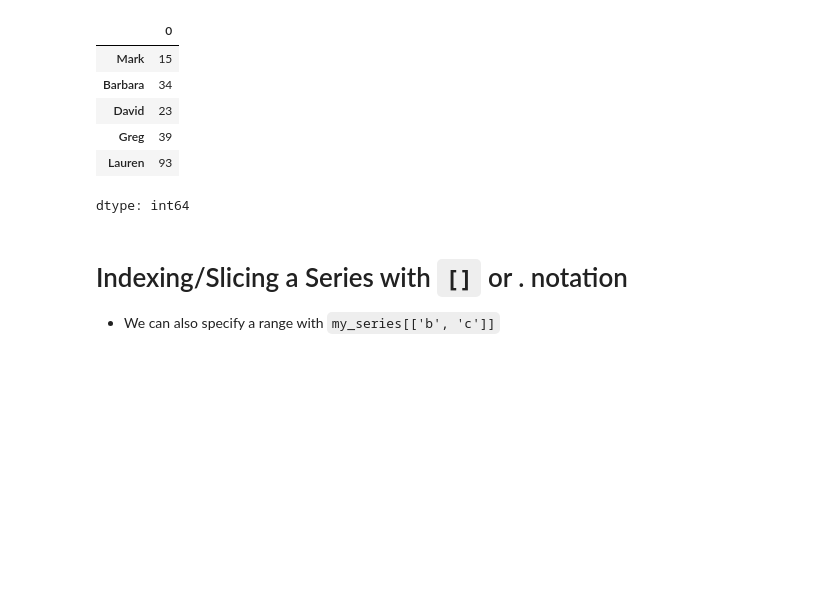
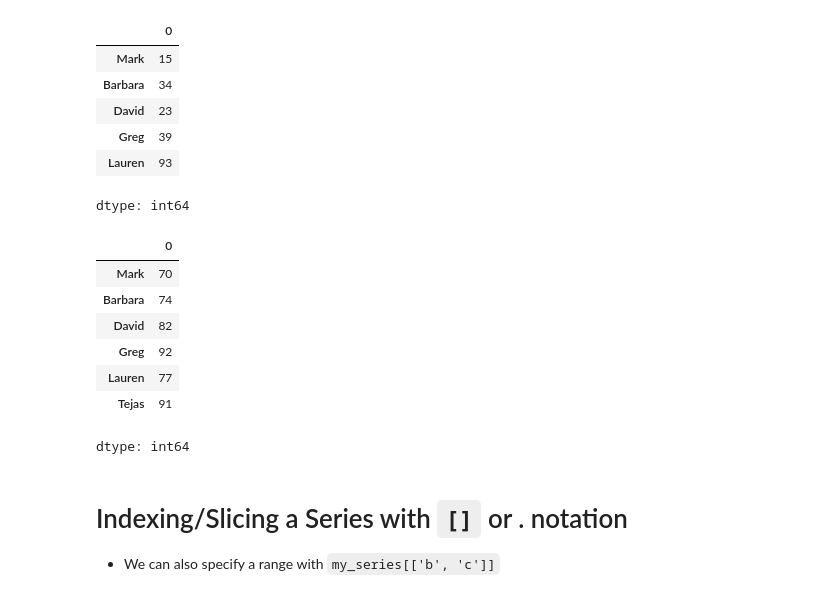
Before and after one commit to JyothsnaGH/PythonforFinance, a Jupyter notebook: Week3.ipynb, the cells around one changed output. Drawn from its saved outputs; the diff is of its cells as text; code cells hidden in the pictures; blank space fills up the shorter version.

```diff
--- a/Week3.ipynb
+++ b/Week3.ipynb
@@ -91,6 +91,21 @@ english
 | Greg | 39 |
 | Lauren | 93 |
 dtype: int64
+# %%
+## Exercise: Create 6 random history Test scores out of 100, with 6 names of students in the index. All students must pass the class.
+
+import numpy as np
+history = pd.Series(np.random.randint(67,100,6), ['Mark', 'Barbara', 'David', 'Greg', 'Lauren', 'Tejas'])
+history
+# %% [output]
+|  | 0 |
+| Mark | 70 |
+| Barbara | 74 |
+| David | 82 |
+| Greg | 92 |
+| Lauren | 77 |
+| Tejas | 91 |
+dtype: int64
 # %% [markdown]
 # Indexing/Slicing a Series with `[]` or . notation
 
```
Also changed, not shown: parts of 7 cells of this notebook.
